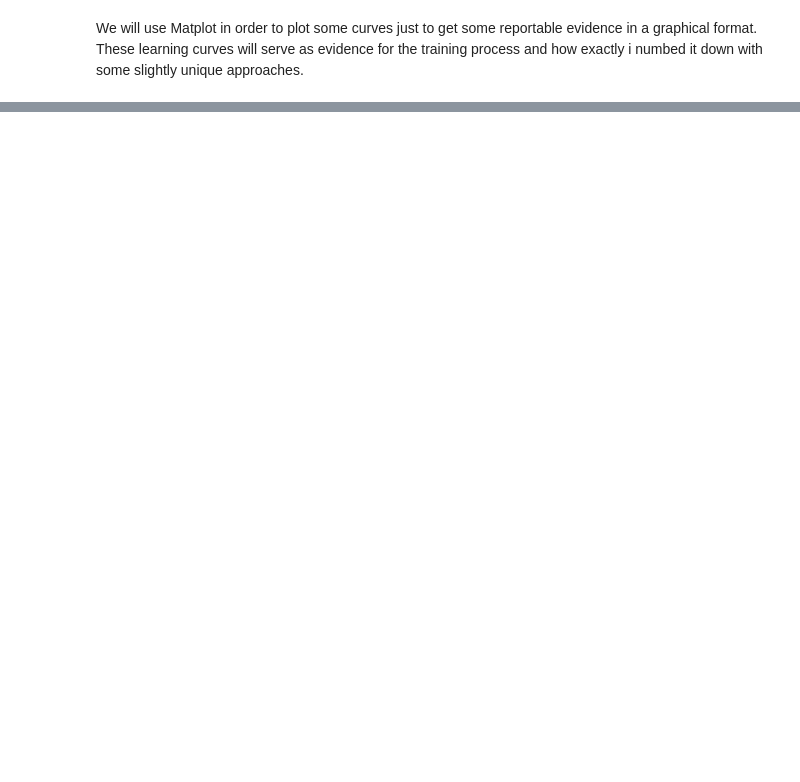
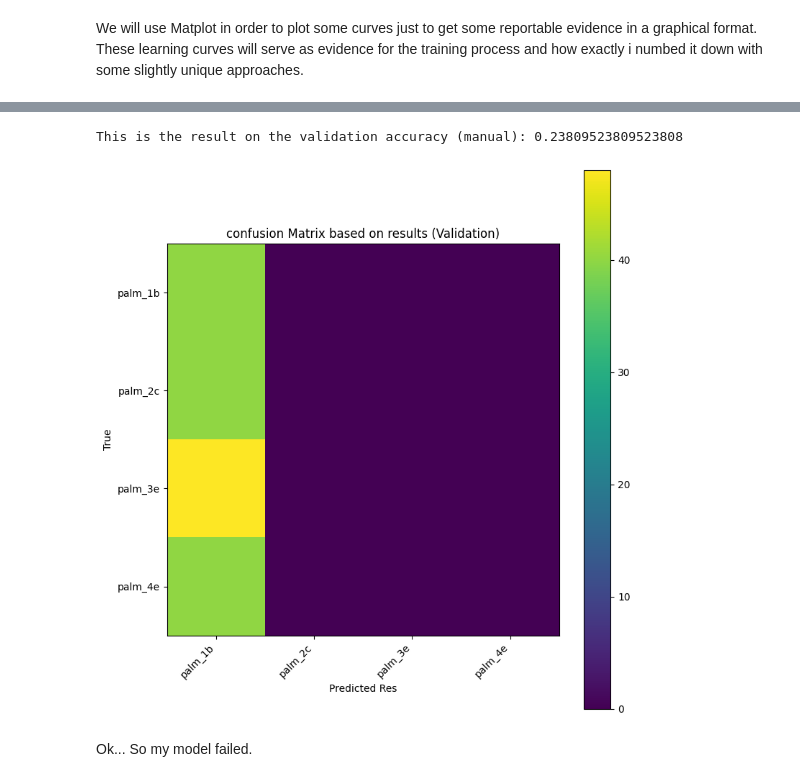
Before and after one commit to LzJusCodes/LzJusCodes.github.io, a Jupyter notebook: Palm_Recognition_CSY2082.ipynb, the cells around one changed output, grey strips where cells are left out. Drawn from its saved outputs; the diff is of its cells as text; code cells hidden in the pictures; blank space fills up the shorter version.

```diff
--- a/Palm_Recognition_CSY2082.ipynb
+++ b/Palm_Recognition_CSY2082.ipynb
@@ -243,0 +270,45 @@ plt.legend()
+# %%
+# Time for some evaluations.
+import numpy as np
+y_truth = []
+y_predict = []
+
+for x_batch, y_batch in value_ds:
+  probs = palm_net.predict(x_batch, verbose=0)
+  preds = np.argmax(probs, axis=1)
+  y_truth.extend(y_batch.numpy().tolist())
+
+  y_predict.extend(preds.tolist())
+
+y_truth = np.array(y_truth)
+y_predict = np.array(y_predict)
+
+print("This is the result on the validation accuracy (manual):", (y_truth == y_predict).mean())
+# %% [output]
+This is the result on the validation accuracy (manual): 0.23809523809523808
+# %%
+# Now to try and generate a confusion matrix to compare how many correct and incorrect predictions was made.
+
+import matplotlib.pyplot as plt
+import tensorflow as tf
+
+cm = tf.math.confusion_matrix(y_truth, y_predict, num_classes=len(class_name)).numpy()
+
+# plotting it all up.
+
+plt.figure(figsize=(8, 8))
+
+plt.imshow(cm)
+plt.title("confusion Matrix based on results (Validation)")
+plt.xlabel("Predicted Res")
+plt.ylabel("True")
+plt.xticks(range(len(class_name)), class_name, rotation=45, ha="right")
+plt.yticks(range(len(class_name)), class_name)
+plt.colorbar()
+plt.tight_layout()
+plt.show()
+# %% [output]
+[figure, added]
+# %% [markdown]
+Ok...
+So my model failed.
```
Also changed, not shown: parts of 4 cells of this notebook.
